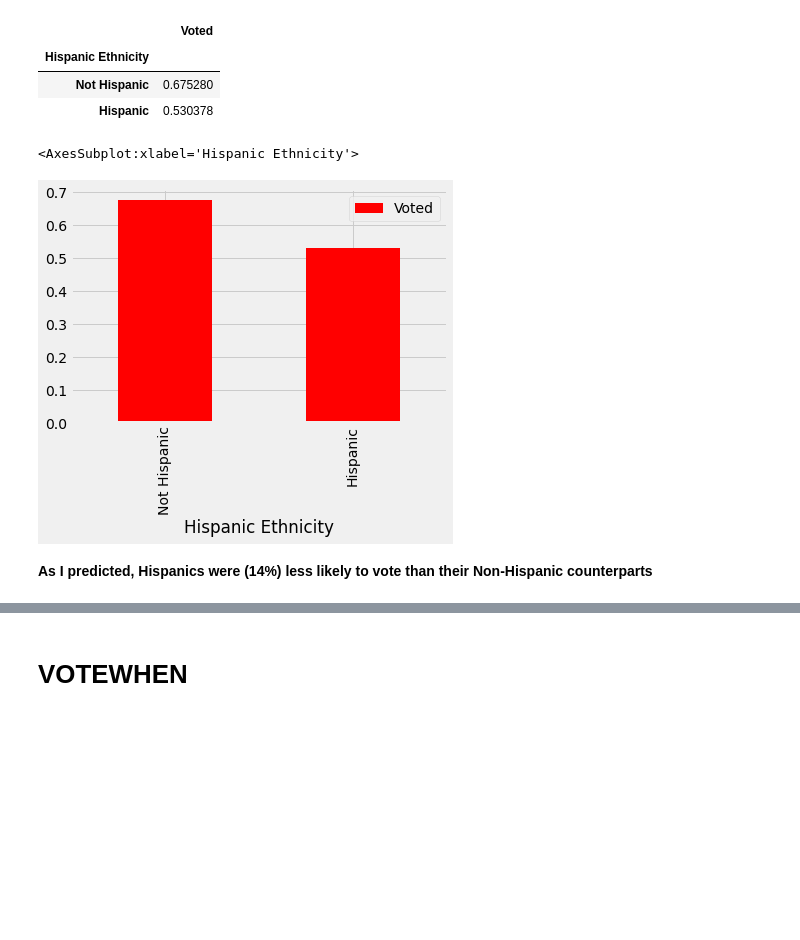
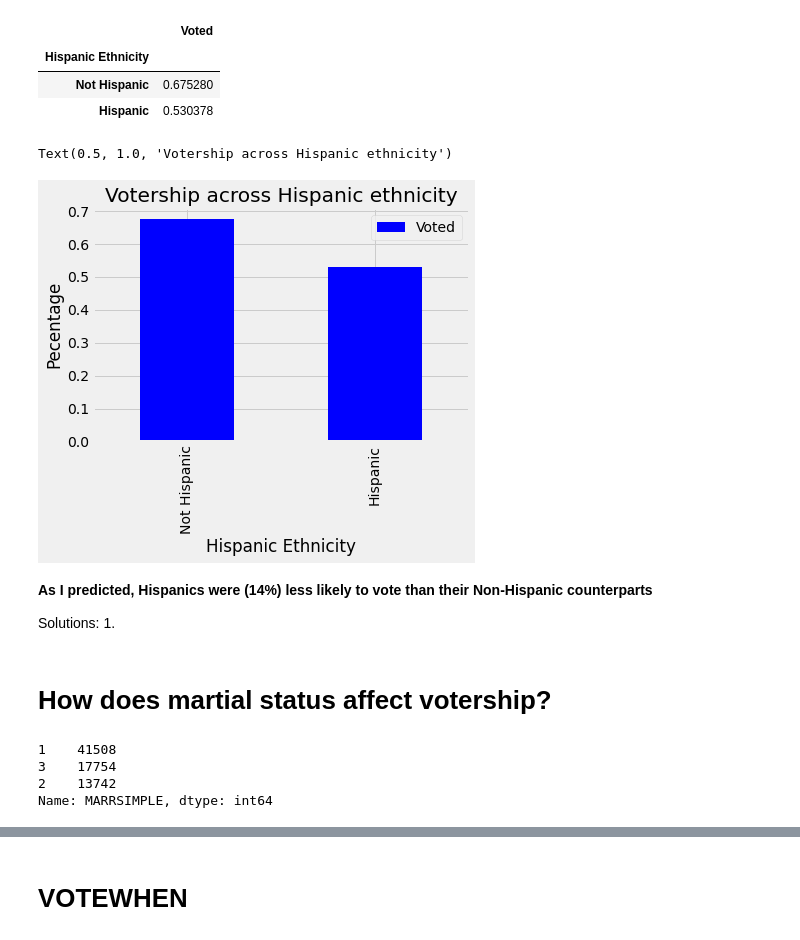
Before and after one commit to mdesilva/Data-Science, a Jupyter notebook: ASA2020FallDataChallenge/Analysis.ipynb, the cells around one changed output, grey strips where cells are left out. Drawn from its saved outputs; the diff is of its cells as text; code cells hidden in the pictures; blank space fills up the shorter version.

```diff
--- a/ASA2020FallDataChallenge/Analysis.ipynb
+++ b/ASA2020FallDataChallenge/Analysis.ipynb
@@ -208,10 +231,24 @@ hispVotes
 | Hispanic Ethnicity |  |
 | Not Hispanic | 0.675280 |
 | Hispanic | 0.530378 |
-# %%
-hispVotes.plot.bar(color="red")
-# %% [output]
-<AxesSubplot:xlabel='Hispanic Ethnicity'>
-[figure, removed]
+# %%
+hispVotesGraph = hispVotes.plot.bar(color="blue")
+hispVotesGraph.set_ylabel("Pecentage")
+hispVotesGraph.set_title("Votership across Hispanic ethnicity")
+# %% [output]
+Text(0.5, 1.0, 'Votership across Hispanic ethnicity')
+[figure, added]
 # %% [markdown]
 **As I predicted, Hispanics were (14%) less likely to vote than their Non-Hispanic counterparts**
+
+Solutions:
+    1.
+# %% [markdown]
+# How does martial status affect votership?
+# %%
+df["MARRSIMPLE"].value_counts()
+# %% [output]
+1    41508
+3    17754
+2    13742
+Name: MARRSIMPLE, dtype: int64
```
Also changed, not shown: parts of 19 cells of this notebook, 1 other file.
